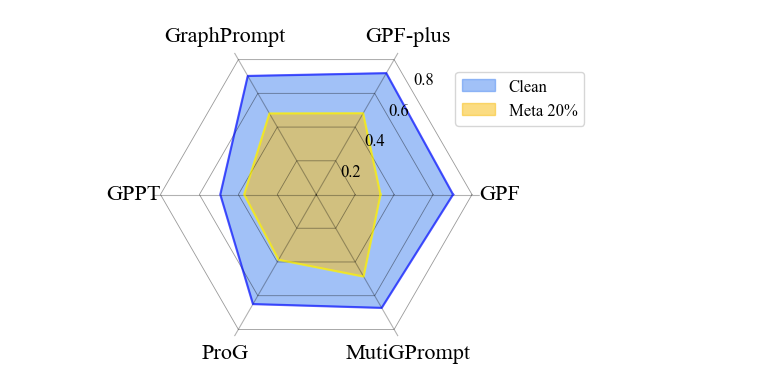
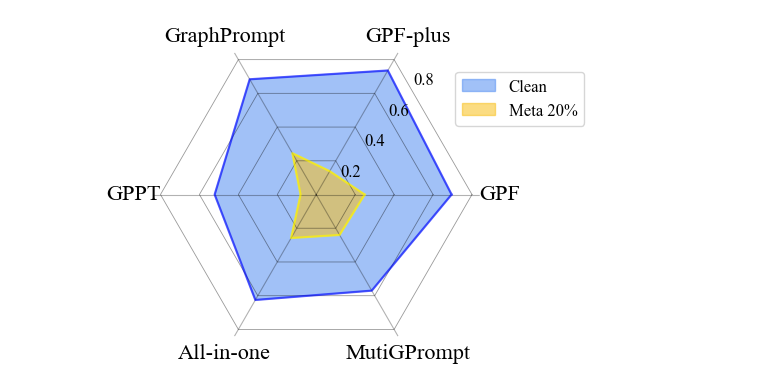
Before and after one commit to GTLSysGraph/GPromptShield, a Jupyter notebook: figure_plot/prompt_attack.ipynb, the cells around one changed output. Drawn from its saved outputs; the diff is of its cells as text; code cells hidden in the pictures.

```diff
--- a/figure_plot/prompt_attack.ipynb
+++ b/figure_plot/prompt_attack.ipynb
@@ -9,8 +9,9 @@ mpl.rcParams['ytick.labelsize'] = fontsize
 mpl.rc('font', family='Times New Roman')
 
 
-
-
+# 全局设置背景颜色
+plt.rcParams['axes.facecolor'] = 'white'
+plt.rcParams['savefig.facecolor'] = 'white'
 
 # 颜色
 color_list = ['#548EF2', '#F9C01C']  # 浅蓝和浅黄
@@ -19,21 +20,21 @@ color_list = ['#548EF2', '#F9C01C']  # 浅蓝和浅黄
 ############################################################################################################
 # Cora
 # 数据  5 shot
-# labels = np.array(['GPF',      'GPF-plus',     'GraphPrompt',  'GPPT',     'ProG',     'MutiGPrompt',])
-# values1 = np.array([0.6952,     0.7355,        0.6834,         0.5217,     0.6254,           0.5701])   # Meta 0.0
-# values2 = np.array([0.2490,     0.1386,        0.2454,         0.0806,     0.2581,           0.2400])   # Meta 0.2
+labels = np.array(['GPF',      'GPF-plus',     'GraphPrompt',  'GPPT',     'All-in-one',     'MutiGPrompt',])
+values1 = np.array([0.6952,     0.7355,        0.6834,         0.5217,     0.6254,           0.5701])   # Meta 0.0
+values2 = np.array([0.2490,     0.1386,        0.2454,         0.0806,     0.2581,           0.2400])   # Meta 0.2
 # 数据  10 shot
-labels = np.array(['GPF',      'GPF-plus',     'GraphPrompt',  'GPPT',     'ProG',     'MutiGPrompt',])
-values1 = np.array([0.7028,    0.7197,          0.7032,         0.4928,     0.6499,           0.6724  ])   # Meta 0.0
-values2 = np.array([0.3302,    0.4819,          0.4809,         0.3702,     0.3872,           0.4869])   # Meta 0.2
+# labels = np.array(['GPF',      'GPF-plus',     'GraphPrompt',  'GPPT',     'All-in-one',     'MutiGPrompt',])
+# values1 = np.array([0.7028,    0.7197,          0.7032,         0.4928,     0.6499,           0.6724  ])   # Meta 0.0
+# values2 = np.array([0.3302,    0.4819,          0.4809,         0.3702,     0.3872,           0.4869])   # Meta 0.2
 ############################################################################################################
 # Citeseer
 # 数据  5 shot
-# labels = np.array( ['GPF',      'GPF-plus',     'GraphPrompt',  'GPPT',     'ProG',     'MutiGPrompt'])
+# labels = np.array( ['GPF',      'GPF-plus',     'GraphPrompt',  'GPPT',     'All-in-one',     'MutiGPrompt'])
 # values1 = np.array([0.6565,      0.7067,        0.6848,         0.4577,     0.5531,           0.6016])   # Meta 0.0
 # values2 = np.array([0.1664,      0.2224,        0.1200,         0.2107,     0.1563,           0.2043])   # Meta 0.2
 # 数据  10 shot
-# labels = np.array( ['GPF',      'GPF-plus',     'GraphPrompt',  'GPPT',     'ProG',     'MutiGPrompt'])
+# labels = np.array( ['GPF',      'GPF-plus',     'GraphPrompt',  'GPPT',     'All-in-one',     'MutiGPrompt'])
 # values1 = np.array([0.7018,     0.7435,          0.6656,        0.5205,     0.5828,           0.5682])   # Meta 0.0
 # values2 = np.array([0.2284,     0.1997,          0.2354,        0.2570,     0.2073,           0.2760])   # Meta 0.2
 
@@ -54,7 +55,7 @@ angles += angles[:1]
 floor = np.floor(values2.min())     # 大于最小值的最大整数
 ceil = np.ceil(values1.max())       # 小于最大值的最小整数
 # 设置画布大小
-fig = plt.figure(figsize=(5,5))
+fig = plt.figure(figsize=(5,5),facecolor='white')
 ax = fig.add_subplot(111, polar=True)
 # np.arange()函数分为一个参数，两个参数，三个参数三种情况
 # 1）一个参数时，参数值为终点，起点取默认值0，步长取默认值1。
@@ -77,35 +78,35 @@ ax.plot(angles, values1, color='blue',   linewidth=1.6, alpha=0.6)  # Values 1
 ax.plot(angles, values2, color='yellow', linewidth=1.6, alpha=0.6)  # Values 2 的边框
 
 # 设置标签
 ax.set_yticklabels([])
 ax.set_xticks(angles[:-1])
-ax.set_xticklabels(labels)
+ax.set_xticklabels(labels,color='black')
 
 # 固定一个角度标记刻度值并向外延伸
 max_value = ceil
 x = 0.9 # 代表angle
 y = 0   # 代表长度
 # 每圈间隔的刻度值
 for i in np.arange(floor, max_value, 0.2):  # 刻度值范围
     if i == 0:
         continue
     y += 0.2 # x是一个方向，不用边，改变刻度值的y坐标是每一圈的间隔
-    ax.text(x, y, str(round(i, 2)), horizontalalignment='left', verticalalignment='top', fontsize=12)
+    ax.text(x, y, str(round(i, 2)), horizontalalignment='left', verticalalignment='top', fontsize=12,color='black')
     # 使得刻度值在固定角度上显示
 
 
 
 # 添加标题和图例
 # plt.title('5 shot')
 # 调整图例位置
-plt.legend(loc='upper left', bbox_to_anchor=(0.9, 0.9), fontsize=12)
+plt.legend(loc='upper left', bbox_to_anchor=(0.9, 0.9), fontsize=12, labelcolor='black')
 plt.tight_layout()
 ax.grid(True, color='black', alpha=0.3)  # 网格线颜色，透明度为0.5
 
 # 保存图片
-plt.savefig('./GraphPrompt_attack_exp_Cora_10_shot.pdf', bbox_inches='tight', pad_inches=0.0)
+plt.savefig('./GraphPrompt_attack_exp_Cora_5_shot_pic2.pdf', bbox_inches='tight', pad_inches=0.0)
 
 # 显示图形
 plt.show()
 # %% [output]
-[figure, old version]
+[figure, new version]
```
Also changed, not shown: 18 other files.
